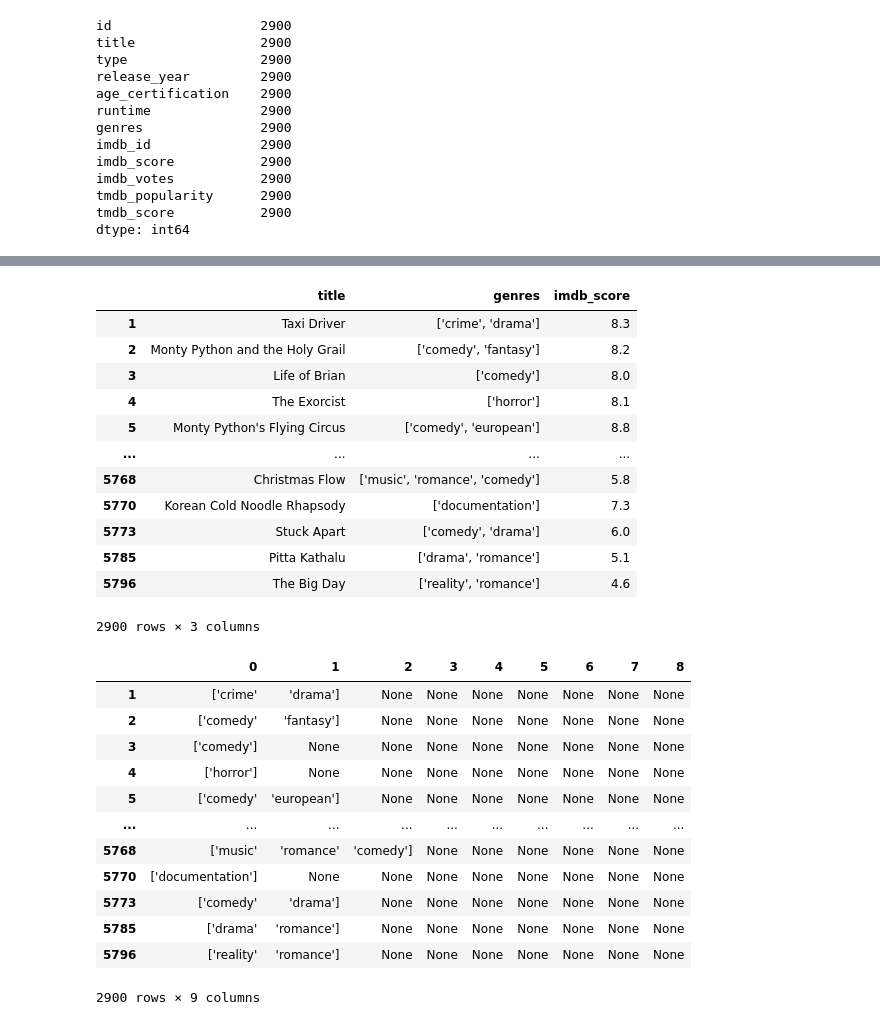
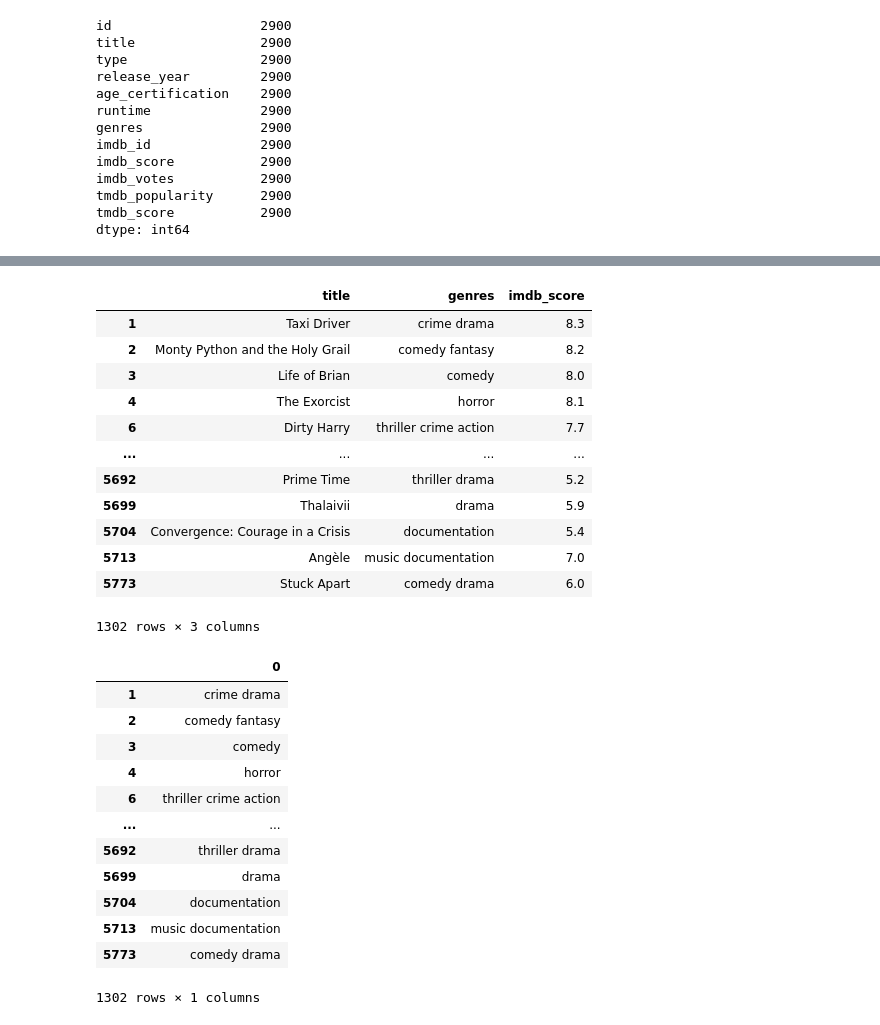
Before and after one commit to JGuerrero126/The_Cinema_Room, a Jupyter notebook: movie_data.ipynb, the cells around one changed output, grey strips where cells are left out. Cells and saved outputs as stored; diff of their text form; code cells hidden in the pictures.

```diff
--- a/movie_data.ipynb
+++ b/movie_data.ipynb
@@ -52,6 +52,16 @@ titles_data_df.head(20)
 | 17 | tm14491 | The Queen | MOVIE | In 1967, New York City is host to... | 1968 | NaN | 68 | ['documentation'] | ... |
 | 18 | tm89386 | Hitler: A Career | MOVIE | A keen chronicle of the unlikely ... | 1977 | PG | 150 | ['documentation', 'history', 'eur... | ... |
 | 19 | tm156453 | FTA | MOVIE | A documentary about a political t... | 1972 | R | 97 | ['comedy', 'documentation', 'music'] | ... |
+# %%
+#remove special characters in the genres column
+
+spec_chars = ["!",'"',"#","%","&","'","(",")",
+              "*","+",",","-",".","/",":",";","<",
+              "=",">","?","@","[","\\","]","^","_",
+              "`","{","|","}","~","–"]
+
+for char in spec_chars:
+    titles_data_df['genres'] = titles_data_df['genres'].str.replace(char, ' ')
 # %% [markdown]
 # Titles Data Cleaning
 # %%
@@ -131,0 +147,4 @@ new_titles_data_df.head()
+# %%
+#Filter the dataframe so that it only has Movie data
+only_movies_df = new_titles_data_df.loc[new_titles_data_df["type"] == "MOVIE", :]
+only_movies_df
@@ -132,39 +165,39 @@ new_titles_data_df.head()
 # %%
-graph_titles_df = new_titles_data_df[["title", "genres", "imdb_score"]]
+graph_titles_df = only_movies_df[["title", "genres", "imdb_score"]]
 graph_titles_df
 # %% [output]
 |  | title | genres | imdb_score |
-| 1 | Taxi Driver | ['crime', 'drama'] | 8.3 |
-| 2 | Monty Python and the Holy Grail | ['comedy', 'fantasy'] | 8.2 |
-| 3 | Life of Brian | ['comedy'] | 8.0 |
-| 4 | The Exorcist | ['horror'] | 8.1 |
-| 5 | Monty Python's Flying Circus | ['comedy', 'european'] | 8.8 |
+| 1 | Taxi Driver | crime drama | 8.3 |
+| 2 | Monty Python and the Holy Grail | comedy fantasy | 8.2 |
+| 3 | Life of Brian | comedy | 8.0 |
+| 4 | The Exorcist | horror | 8.1 |
+| 6 | Dirty Harry | thriller crime action | 7.7 |
 | ... | ... | ... | ... |
-| 5768 | Christmas Flow | ['music', 'romance', 'comedy'] | 5.8 |
-| 5770 | Korean Cold Noodle Rhapsody | ['documentation'] | 7.3 |
-| 5773 | Stuck Apart | ['comedy', 'drama'] | 6.0 |
-| 5785 | Pitta Kathalu | ['drama', 'romance'] | 5.1 |
-| 5796 | The Big Day | ['reality', 'romance'] | 4.6 |
+| 5692 | Prime Time | thriller drama | 5.2 |
+| 5699 | Thalaivii | drama | 5.9 |
+| 5704 | Convergence: Courage in a Crisis | documentation | 5.4 |
+| 5713 | Angèle | music documentation | 7.0 |
+| 5773 | Stuck Apart | comedy drama | 6.0 |
-2900 rows × 3 columns
+1302 rows × 3 columns
 # %%
 #We need to first separate the values in the genres into multiple columns
 
 graph_titles_df1 = graph_titles_df['genres'].str.split(',', expand=True)
 graph_titles_df1
 # %% [output]
-|  | 0 | 1 | 2 | 3 | 4 | 5 | 6 | 7 | 8 |
-| 1 | ['crime' | 'drama'] | None | None | None | None | None | None | None |
-| 2 | ['comedy' | 'fantasy'] | None | None | None | None | None | None | None |
-| 3 | ['comedy'] | None | None | None | None | None | None | None | None |
-| 4 | ['horror'] | None | None | None | None | None | None | None | None |
-| 5 | ['comedy' | 'european'] | None | None | None | None | None | None | None |
-| ... | ... | ... | ... | ... | ... | ... | ... | ... | ... |
-| 5768 | ['music' | 'romance' | 'comedy'] | None | None | None | None | None | None |
-| 5770 | ['documentation'] | None | None | None | None | None | None | None | None |
-| 5773 | ['comedy' | 'drama'] | None | None | None | None | None | None | None |
-| 5785 | ['drama' | 'romance'] | None | None | None | None | None | None | None |
-| 5796 | ['reality' | 'romance'] | None | None | None | None | None | None | None |
+|  | 0 |
+| 1 | crime drama |
+| 2 | comedy fantasy |
+| 3 | comedy |
+| 4 | horror |
+| 6 | thriller crime action |
+| ... | ... |
+| 5692 | thriller drama |
+| 5699 | drama |
+| 5704 | documentation |
+| 5713 | music documentation |
+| 5773 | comedy drama |
-2900 rows × 9 columns
+1302 rows × 1 columns
 # %%
 #show all the genre types within the genres column
 new_graph_titles_df1 = graph_titles_df1.dropna(how='any')
```
Also changed, not shown: parts of 15 cells of this notebook.
